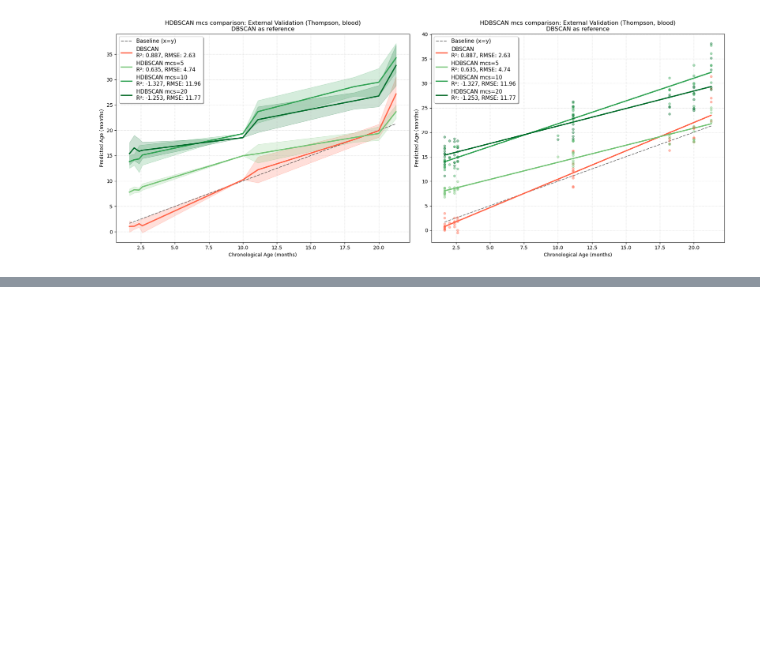
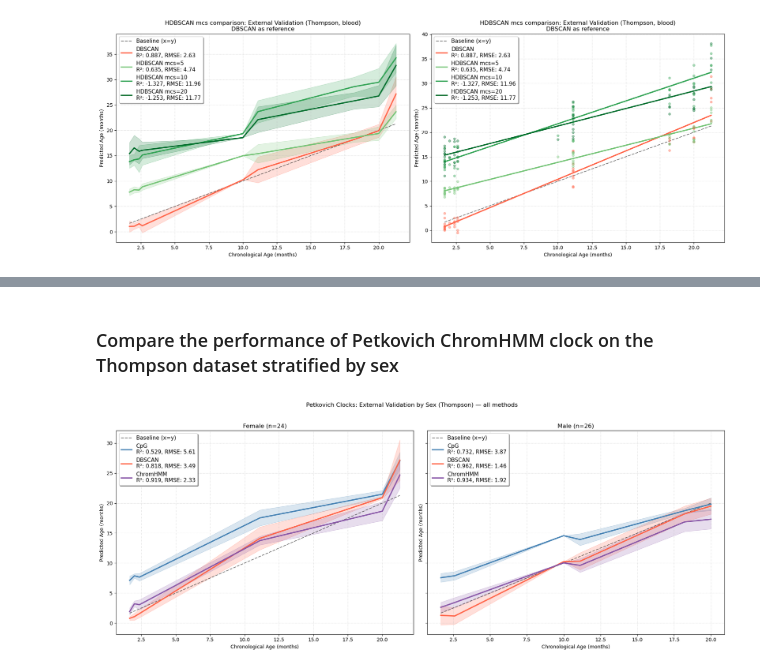
Before and after one commit to PavelGrobushkin/semen, a Jupyter notebook: notebooks/01_petkovich_blood_clocks.ipynb, the cells around one changed output, grey strips where cells are left out. Cells and saved outputs as stored; diff of their text form; code cells hidden in the pictures; blank space fills up the shorter version.

```diff
--- a/notebooks/01_petkovich_blood_clocks.ipynb
+++ b/notebooks/01_petkovich_blood_clocks.ipynb
@@ -725,0 +864,25 @@ hdbscan     : R²=-1.253, RMSE=11.77
+# %% [markdown]
+### Compare the performance of Petkovich ChromHMM clock on the Thompson dataset stratified by sex
+# %%
+fig, axes = plt.subplots(1, 2, figsize=(18, 7), sharey=True)
+
+for ax, sex in zip(axes, ["Female", "Male"]):
+    sex_idx = thompson_meta[thompson_meta["Sex"] == sex].index
+    sex_pos = [thompson_meta.index.get_loc(i) for i in sex_idx]
+    y_sex = thompson_meta.loc[sex_idx, "Age"]
+
+    preds_sex = []
+    for name in ["cpg", "dbs", "chromhmm"]:
+        pred = final_models[name].predict(X_thompson[name][sex_pos])
+        r2 = r2_score(y_sex, pred)
+        rmse = root_mean_squared_error(y_sex, pred)
+        preds_sex.append((pred, f"{labels_map[name]}\nR²: {r2:.3f}, RMSE: {rmse:.2f}", colors[name]))
+
+    plot_age_clock(preds_sex, y_sex, f"{sex} (n={len(sex_idx)})", style="lines", ax=ax)
+
+fig.suptitle("Petkovich Clocks: External Validation by Sex (Thompson) — all methods", y=1.02)
+plt.tight_layout()
+fig.savefig(plots_dir / "thompson_validation_by_sex_all_methods_lines.png", dpi=300, bbox_inches="tight")
+plt.show()
+# %% [output]
+[figure, added]
```
Also changed, not shown: parts of 42 cells of this notebook, 17 other files.
